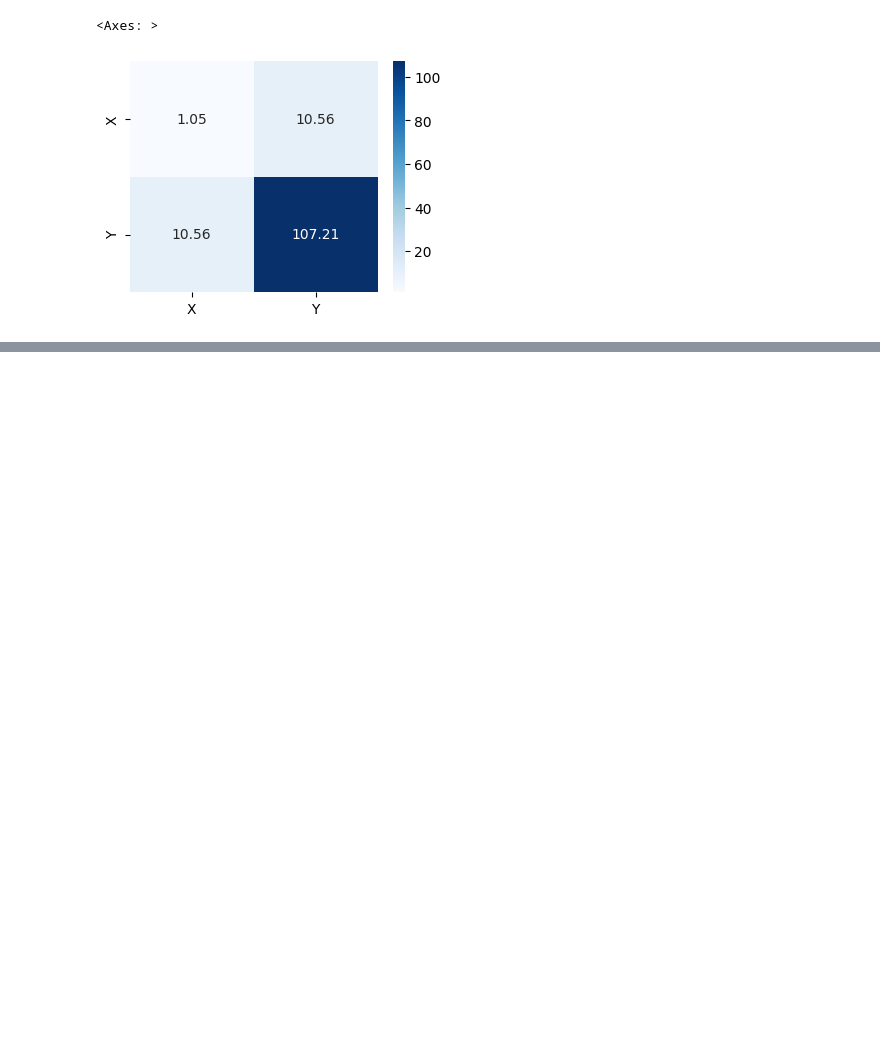
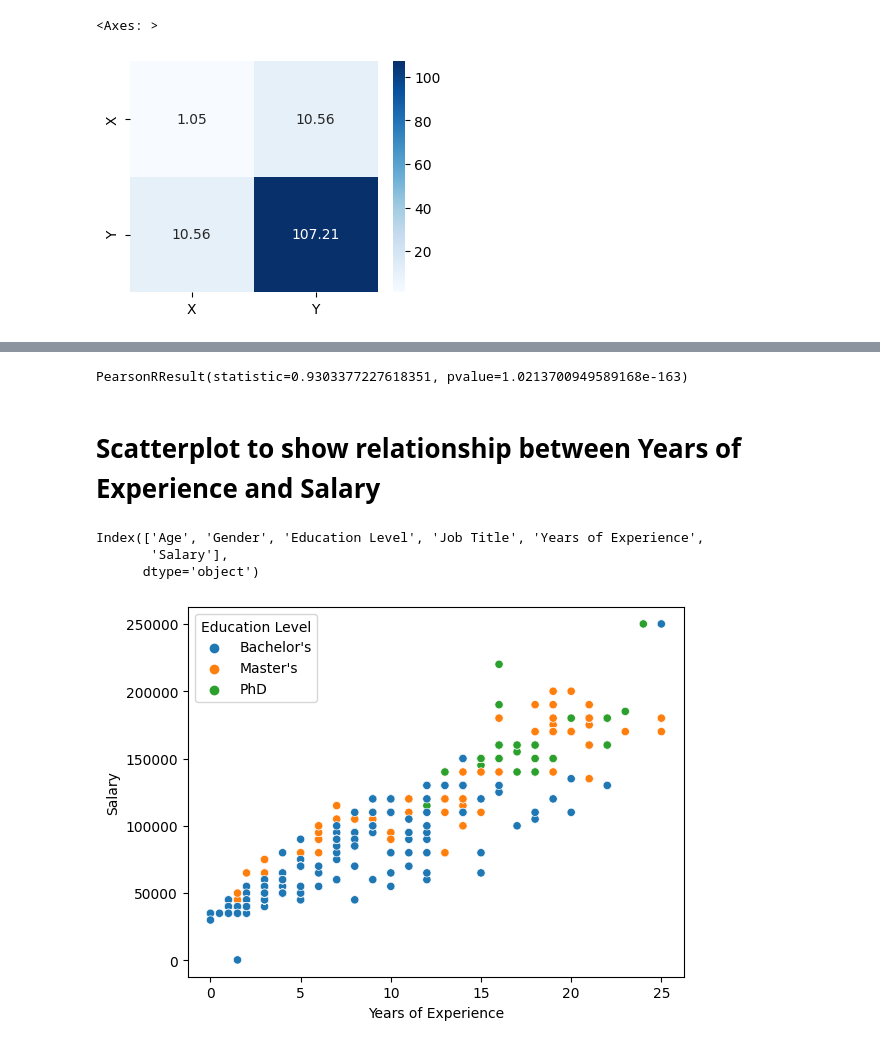
Before and after one commit to acharyaamul/Covariance_Corelation, a Jupyter notebook: correlation and covariance.ipynb, the cells around one changed output, grey strips where cells are left out. Cells and saved outputs as stored; diff of their text form; code cells hidden in the pictures; blank space fills up the shorter version.

```diff
--- a/correlation and covariance.ipynb
+++ b/correlation and covariance.ipynb
@@ -60,0 +99,18 @@ sns.heatmap(df,annot=True,fmt='.2f',cmap="Blues")
+# %%
+result = pearsonr(df['Years of Experience'], df['Salary'])
+result
+# %% [output]
+PearsonRResult(statistic=0.9303377227618351, pvalue=1.0213700949589168e-163)
+# %% [markdown]
+# Scatterplot to show relationship between Years of Experience and Salary
+# %%
+df.columns
+# %% [output]
+Index(['Age', 'Gender', 'Education Level', 'Job Title', 'Years of Experience',
+       'Salary'],
+      dtype='object')
+# %%
+sns.scatterplot(x=df['Years of Experience'], y=df['Salary'],hue=df['Education Level'])
+plt.show()
+# %% [output]
+[figure, added]
```
Also changed, not shown: parts of 13 cells of this notebook, 1 other file.
